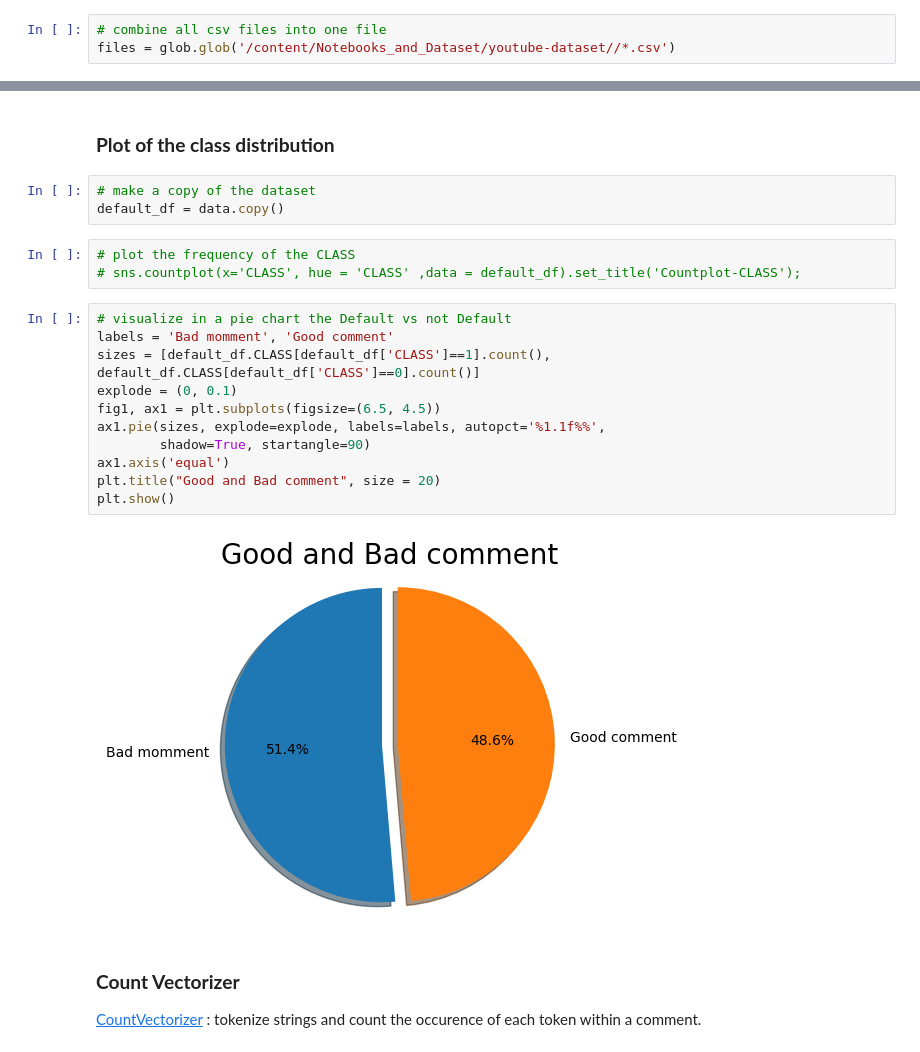
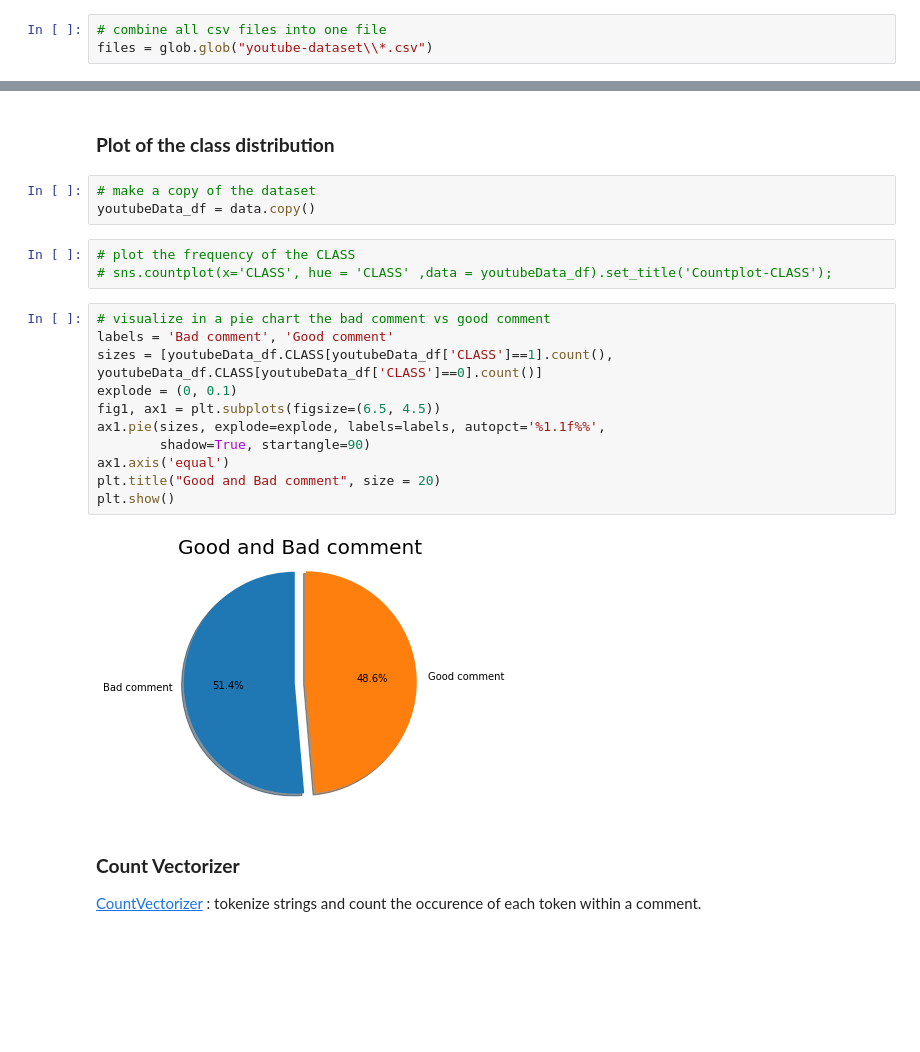
Before and after one commit to Kmohamedalie/Supervised_Machine_Learning, a Jupyter notebook: notebooks/Naïve_Bayes_Algorithm - Youtube_Dataset.ipynb, the cells around one changed output, grey strips where cells are left out. Drawn from its saved outputs; the diff is of its cells as text; blank space fills up the shorter version.

Commit message:
notebook maintenance and updates

```diff
--- a/notebooks/Naïve_Bayes_Algorithm - Youtube_Dataset.ipynb
+++ b/notebooks/Naïve_Bayes_Algorithm - Youtube_Dataset.ipynb
@@ -28,6 +23,6 @@ replace /content/Notebooks_and_Dataset/MultinomialNB_YouTube-empty.ipynb? [y]es,
 # %%
 # combine all csv files into one file
-files = glob.glob('/content/Notebooks_and_Dataset/youtube-dataset//*.csv')
+files = glob.glob("youtube-dataset\\*.csv")
 # %%
 # print files
 files
@@ -84,23 +79,23 @@ Name: CLASS, dtype: int64
 ### **Plot of the class distribution**
 # %%
 # make a copy of the dataset
-default_df = data.copy()
+youtubeData_df = data.copy()
 # %%
 # plot the frequency of the CLASS
-# sns.countplot(x='CLASS', hue = 'CLASS' ,data = default_df).set_title('Countplot-CLASS');
+# sns.countplot(x='CLASS', hue = 'CLASS' ,data = youtubeData_df).set_title('Countplot-CLASS');
 # %%
-# visualize in a pie chart the Default vs not Default
-labels = 'Bad momment', 'Good comment'
-sizes = [default_df.CLASS[default_df['CLASS']==1].count(), default_df.CLASS[default_df['CLASS']==0].count()]
+# visualize in a pie chart the bad comment vs good comment
+labels = 'Bad comment', 'Good comment'
+sizes = [youtubeData_df.CLASS[youtubeData_df['CLASS']==1].count(), youtubeData_df.CLASS[youtubeData_df['CLASS']==0].count()]
 explode = (0, 0.1)
 fig1, ax1 = plt.subplots(figsize=(6.5, 4.5))
 ax1.pie(sizes, explode=explode, labels=labels, autopct='%1.1f%%',
         shadow=True, startangle=90)
 ax1.axis('equal')
 plt.title("Good and Bad comment", size = 20)
 plt.show()
 # %% [output]
-[figure, old version]
+[figure, new version]
 # %% [markdown]
 ### **Count Vectorizer**
 
```
Also changed, not shown: parts of 16 cells of this notebook, 6 other files.
